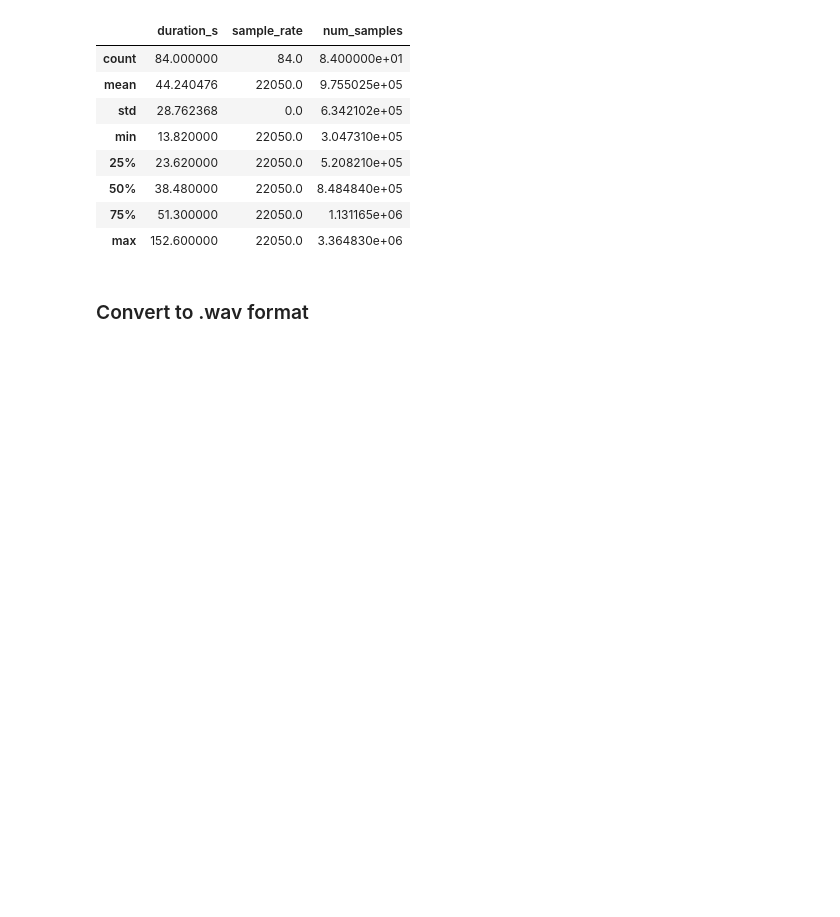
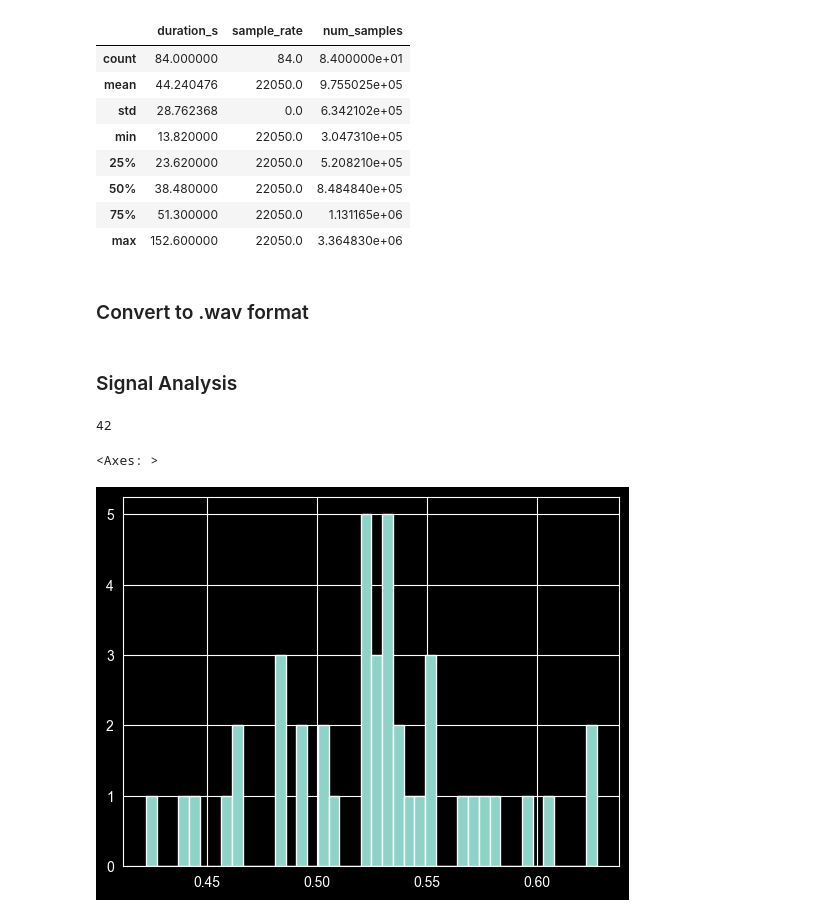
Before and after one commit to seiferla/als-voice-cloning-evaluation, a Jupyter notebook: notebooks/data_analysis.ipynb, the cells around one changed output. Drawn from its saved outputs; the diff is of its cells as text; code cells hidden in the pictures; blank space fills up the shorter version.

Commit message:
Add signal analysis with peak amplitude computation and histogram visualization of audio files

```diff
--- a/notebooks/data_analysis.ipynb
+++ b/notebooks/data_analysis.ipynb
@@ -71,3 +72,34 @@ for f in audio_files_m4a:
     base_file_name = f.split('/')[-1].split('.')[0]
     audio = AudioSegment.from_file(f, format='m4a')
     audio.export(f'data/wav/{base_file_name}.wav', format='wav')
+# %% [markdown]
+### Signal Analysis
+# %%
+audio_files_wav = glob('/Users/d0304693/Documents/fun/als-voice-cloning-evaluation/data/wav/*.wav')
+print(len(audio_files_m4a))
+# %% [output]
+42
+# %%
+data_frame_wav = []
+for f in audio_files_wav:
+    y, sr = librosa.load(f)
+    data_frame_wav.append({
+        'file': f,
+        'duration_s': librosa.get_duration(y=y, sr=sr),
+        'sample_rate': sr,
+        'num_samples': len(y),
+        'file_format': f.split('.')[-1],
+    })
+df = pd.DataFrame(data_frame_wav)
+# %%
+peaks = []
+for f in audio_files_wav:
+    y, sr = librosa.load(f)
+    peak = np.max(np.abs(y))
+    peaks.append(peak)
+df['peak_amplitude'] = peaks
+# %%
+df['peak_amplitude'].hist(bins = 42)
+# %% [output]
+<Axes: >
+[figure, added]
```
Also changed, not shown: parts of 1 cell of this notebook.
